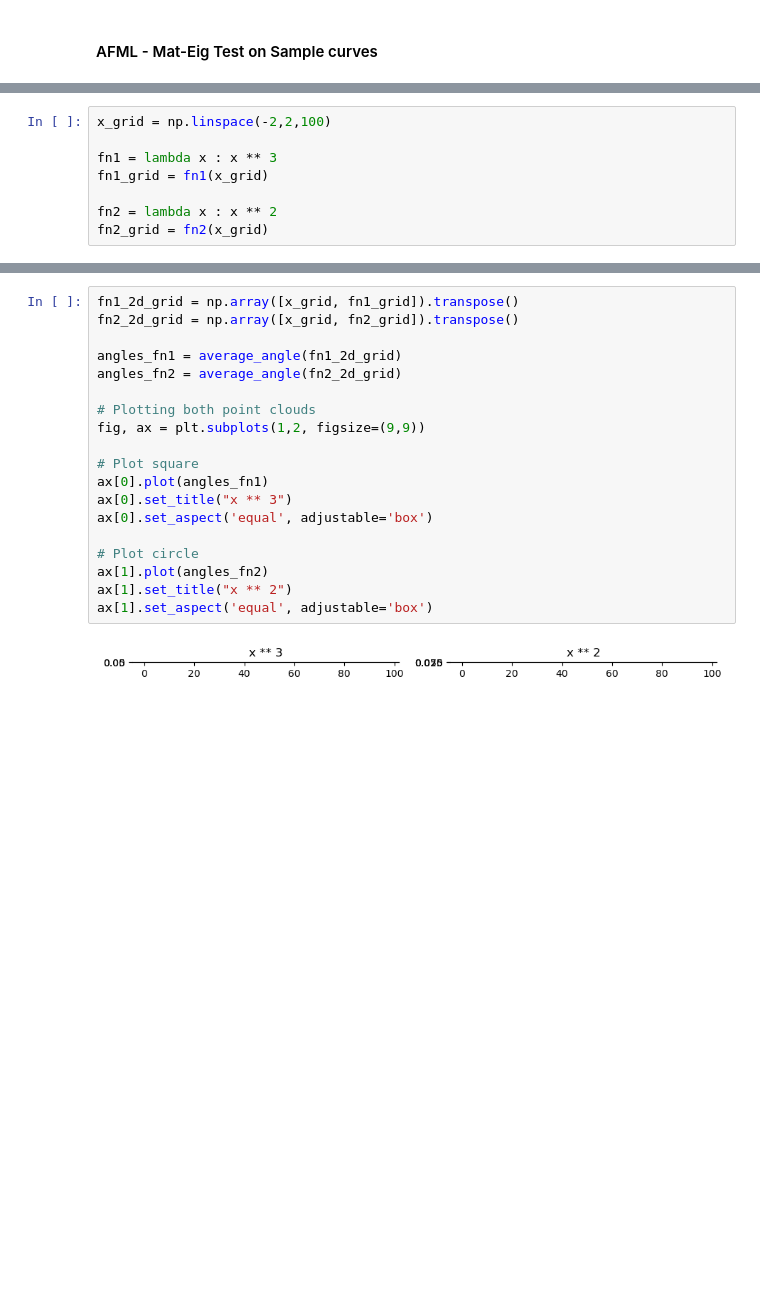
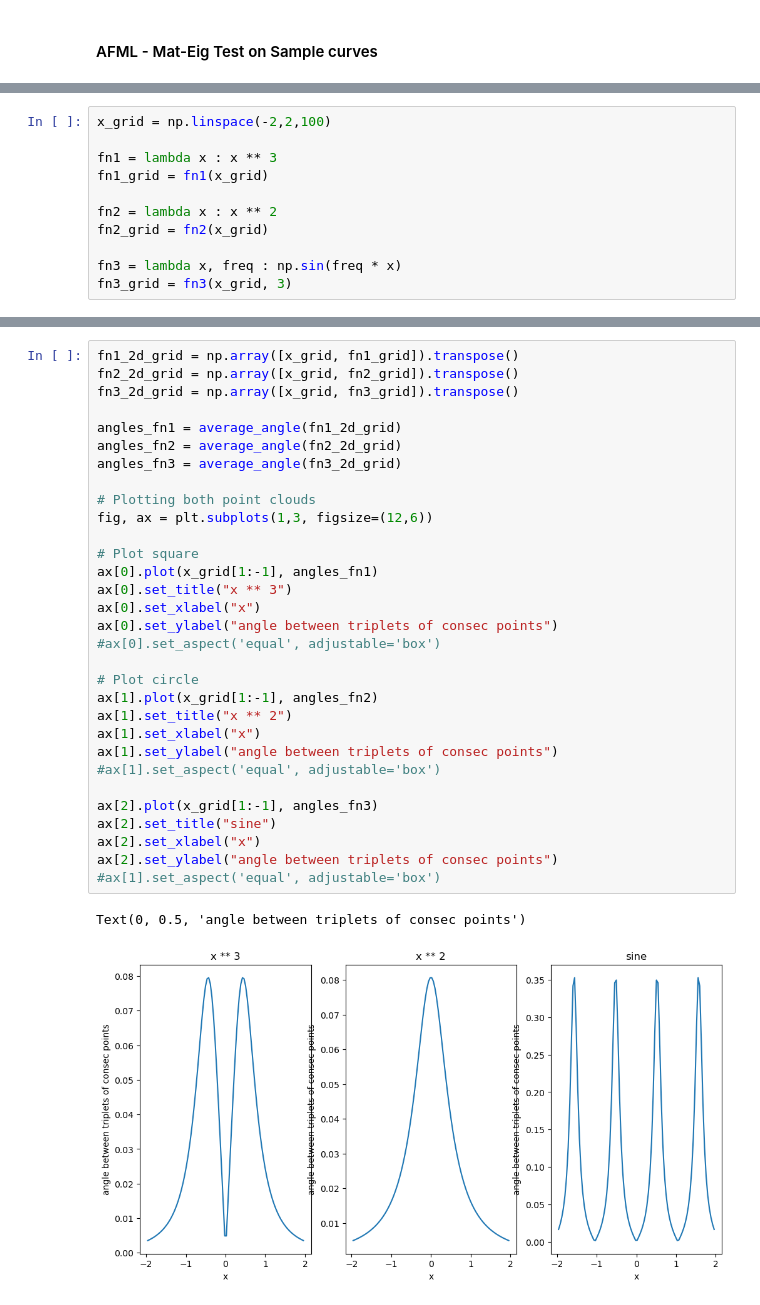
Before and after one commit to st-te/AFML, a Jupyter notebook: dev_notebooks/AFML_mat-eig_line_test.ipynb, the cells around one changed output, grey strips where cells are left out. Cells and saved outputs as stored; diff of their text form; blank space fills up the shorter version.

```diff
--- a/dev_notebooks/AFML_mat-eig_line_test.ipynb
+++ b/dev_notebooks/AFML_mat-eig_line_test.ipynb
@@ -51,5 +50,8 @@ fn1_grid = fn1(x_grid)
 
 fn2 = lambda x : x ** 2
 fn2_grid = fn2(x_grid)
+
+fn3 = lambda x, freq : np.sin(freq * x)
+fn3_grid = fn3(x_grid, 3)
 # %%
 # Plotting both point clouds
@@ -69,21 +75,34 @@ ax[1].set_aspect('equal', adjustable='box')
 # %%
 fn1_2d_grid = np.array([x_grid, fn1_grid]).transpose()
 fn2_2d_grid = np.array([x_grid, fn2_grid]).transpose()
+fn3_2d_grid = np.array([x_grid, fn3_grid]).transpose()
 
 angles_fn1 = average_angle(fn1_2d_grid)
 angles_fn2 = average_angle(fn2_2d_grid)
+angles_fn3 = average_angle(fn3_2d_grid)
 
 # Plotting both point clouds
-fig, ax = plt.subplots(1,2, figsize=(9,9))
+fig, ax = plt.subplots(1,3, figsize=(12,6))
 
 # Plot square
-ax[0].plot(angles_fn1)
+ax[0].plot(x_grid[1:-1], angles_fn1)
 ax[0].set_title("x ** 3")
-ax[0].set_aspect('equal', adjustable='box')
+ax[0].set_xlabel("x")
+ax[0].set_ylabel("angle between triplets of consec points")
+#ax[0].set_aspect('equal', adjustable='box')
 
 # Plot circle
-ax[1].plot(angles_fn2)
+ax[1].plot(x_grid[1:-1], angles_fn2)
 ax[1].set_title("x ** 2")
-ax[1].set_aspect('equal', adjustable='box')
+ax[1].set_xlabel("x")
+ax[1].set_ylabel("angle between triplets of consec points")
+#ax[1].set_aspect('equal', adjustable='box')
+
+ax[2].plot(x_grid[1:-1], angles_fn3)
+ax[2].set_title("sine")
+ax[2].set_xlabel("x")
+ax[2].set_ylabel("angle between triplets of consec points")
+#ax[1].set_aspect('equal', adjustable='box')
 # %% [output]
+Text(0, 0.5, 'angle between triplets of consec points')
-[figure, old version]
+[figure, new version]
```
Also changed, not shown: parts of 7 cells of this notebook.
